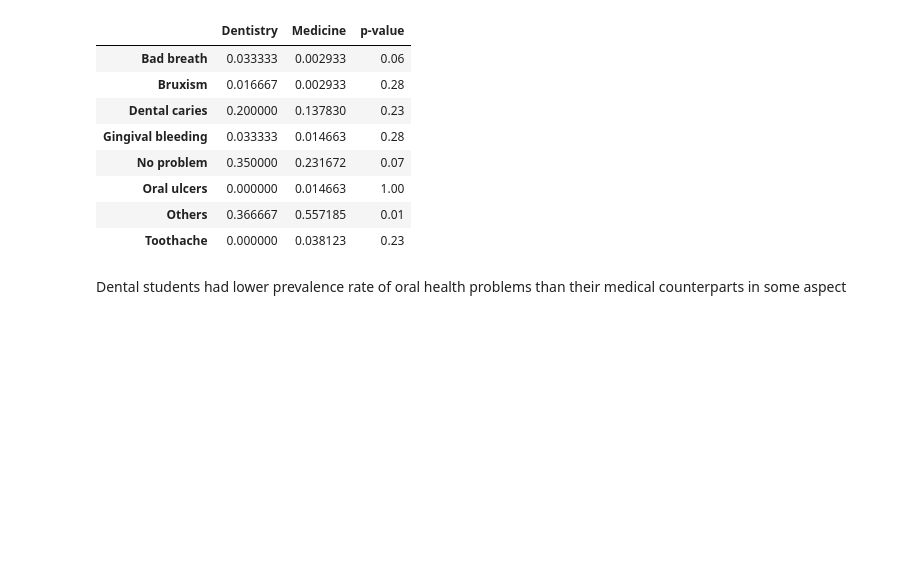
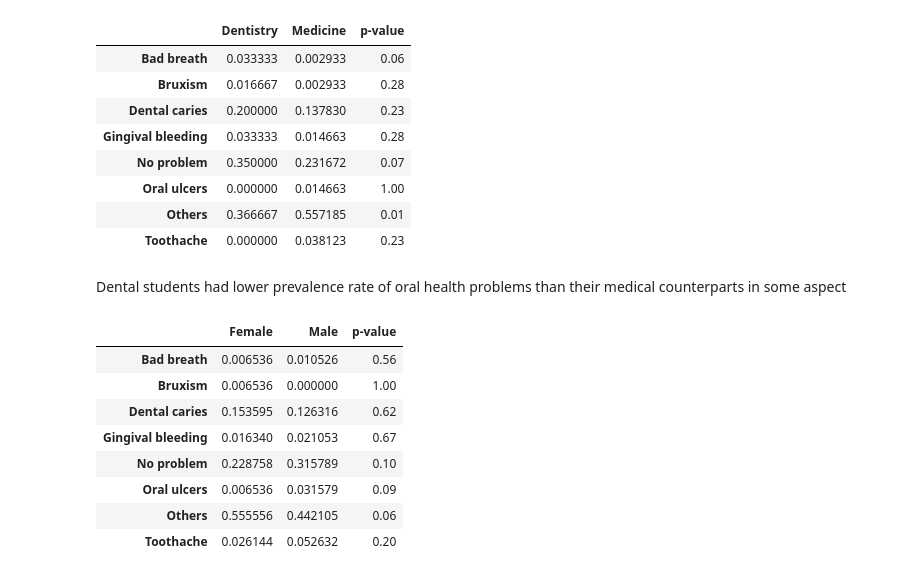
Before and after one commit to reunicorn1/oral-health-uofg, a Jupyter notebook: notebooks/behavior_analysis.ipynb, the cells around one changed output. Saved outputs shown, nothing was run; the diff lists cells and outputs as text; code cells hidden in the pictures; blank space fills up the shorter version.

```diff
--- a/data_analysis/behavior_analysis.ipynb
+++ b/notebooks/behavior_analysis.ipynb
@@ -932,3 +1014,30 @@ table_with_p_faculty
 | Toothache | 0.000000 | 0.038123 | 0.23 |
 # %% [markdown]
 Dental students had lower prevalence rate of oral health problems than their medical counterparts in some aspect
+# %%
+df_behavior_gender_pivot = df_join.pivot_table(
+    index=[], columns=["Gender"], values=one_hot.columns, aggfunc="mean"
+)
+# %%
+pvals = {}
+for col in one_hot.columns:
+    compute_pvalues_fisher(
+        df_long=df_join, group_col=["Gender"], value_col=col, pvals=pvals
+    )
+# %%
+p_vals = pd.Series(pvals, index=df_behavior_gender_pivot.index)
+table_with_p_gender = pd.concat(
+    [df_behavior_gender_pivot, p_vals.rename("p-value")], axis=1
+)
+table_with_p_gender.columns.name = None
+table_with_p_gender
+# %% [output]
+|  | Female | Male | p-value |
+| Bad breath | 0.006536 | 0.010526 | 0.56 |
+| Bruxism | 0.006536 | 0.000000 | 1.00 |
+| Dental caries | 0.153595 | 0.126316 | 0.62 |
+| Gingival bleeding | 0.016340 | 0.021053 | 0.67 |
+| No problem | 0.228758 | 0.315789 | 0.10 |
+| Oral ulcers | 0.006536 | 0.031579 | 0.09 |
+| Others | 0.555556 | 0.442105 | 0.06 |
+| Toothache | 0.026144 | 0.052632 | 0.20 |
```
Also changed, not shown: parts of 13 cells of this notebook, 15 other files.
